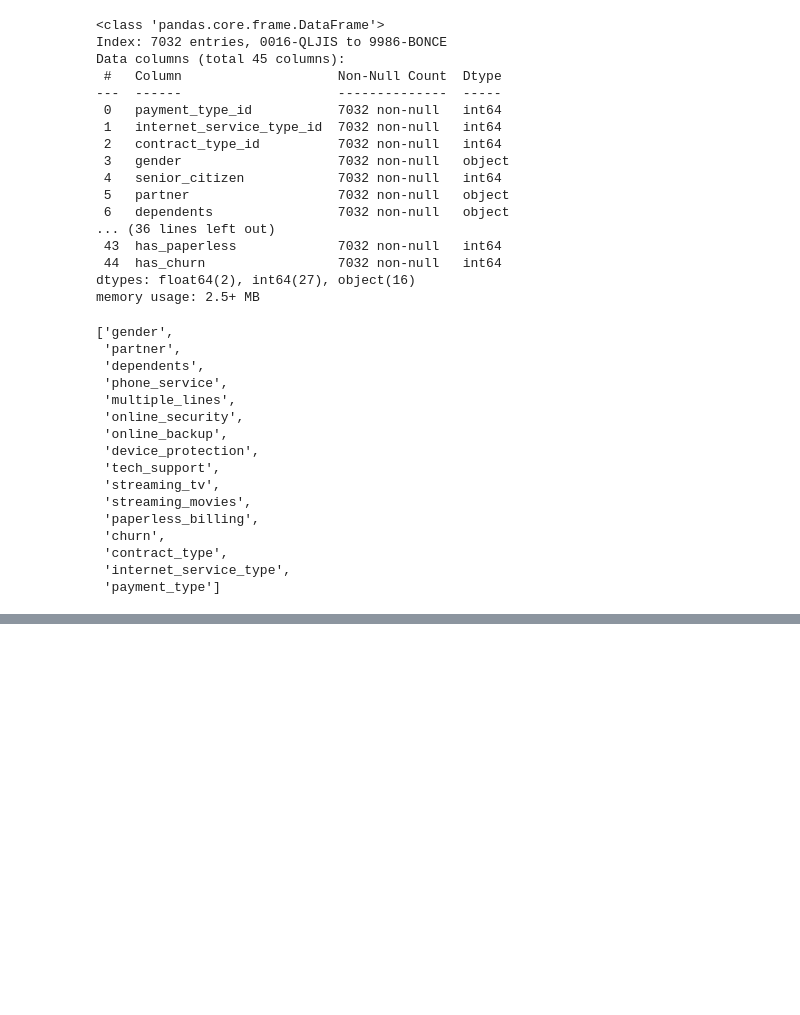
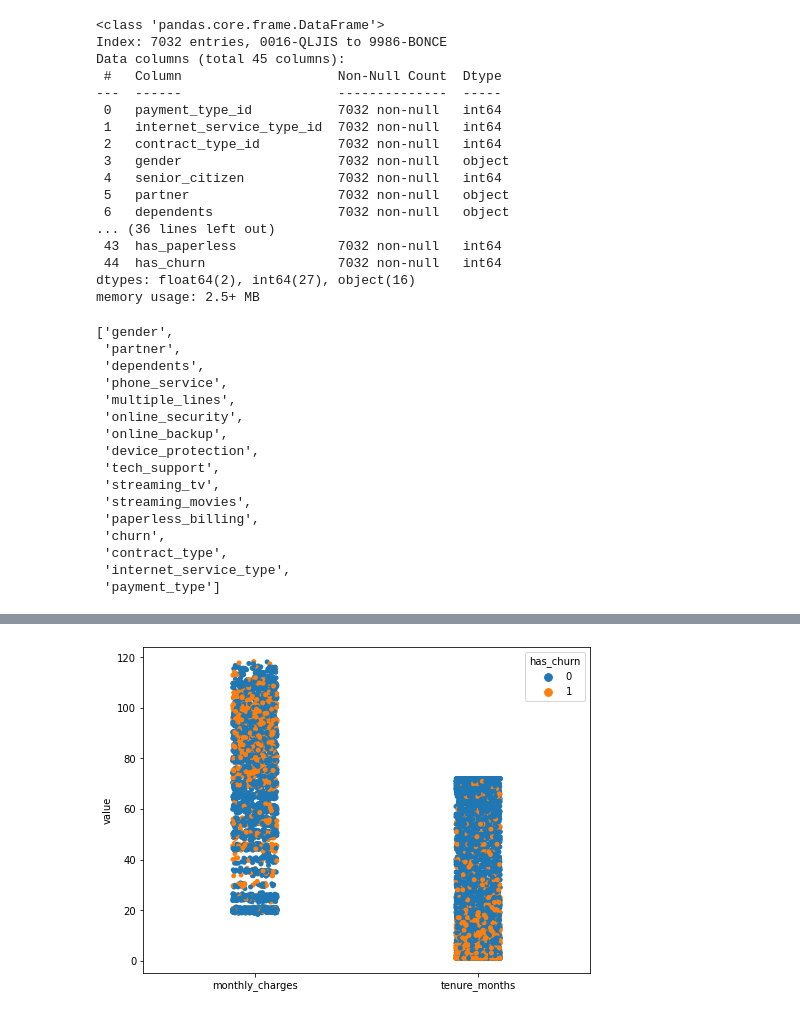
Before and after one commit to Tyler-Applegate/telco_churn_project, a Jupyter notebook: telco_scratchpad.ipynb, the cells around one changed output, grey strips where cells are left out. Cells and saved outputs as stored; diff of their text form; code cells hidden in the pictures; blank space fills up the shorter version.

Commit message:
updated functions, started to clean up comments

```diff
--- a/telco_scratchpad.ipynb
+++ b/telco_scratchpad.ipynb
@@ -323,0 +423,6 @@ dtype: int64
+# %%
+# let's get a list of categorical variables...
+cat_vars = ['senior_citizen', 'auto_pay', 'dsl', 'fiber', 'has_internet', 'm2m', 'one_year',
+       'two_year', 'has_contract', 'is_male', 'has_partner', 'has_dep', 'has_phone', 'multi_phone', 'has_security',
+       'has_backup', 'has_protection', 'has_support', 'stream_tv',
+       'stream_movies', 'has_paperless']
@@ -323,0 +518,40 @@ dtype: int64
+# %%
+# let's visualize some of this
+
+def telco_melt(df):
+    '''
+    This function will take in the cleaned/prepped/split telco_train and return a melted
+    dataframe of all numerical/continuous variables
+    '''
+#     melts the data into 3 cols (has_churn, measurement, value)
+# has_churn=[1,0]
+# measurement=['monthly_charges', 'tenure_months']
+# value = specific numerical value of each measurement
+    df = df[['has_churn', 'monthly_charges', 'tenure_months']].melt(id_vars = ['has_churn'],
+                         var_name = 'measurement',
+                         value_name = 'value')
+    return df
+# %%
+telco_quant_melt = telco_melt(train)
+# %%
+# ok, I have my melt, now can I swarmplot?
+
+def telco_swarm(df):
+    '''
+    takes in my melted telco_train df and returns a swarm plot of all numerical/
+    continuous variables on the x-axis, with the value on the y-axis, and
+    includes a color hue to distinguish between churn vs no churn
+    '''
+    plt.figure(figsize=(8,6))
+    p = sns.stripplot(
+    x='measurement',
+    y='value',
+    hue='has_churn',
+    data=df,
+    )
+    p.set(xlabel='')
+    return plt.show()
+# %%
+telco_swarm(telco_quant_melt)
+# %% [output]
+[figure, added]
```
Also changed, not shown: parts of 18 cells of this notebook, 3 other files.
